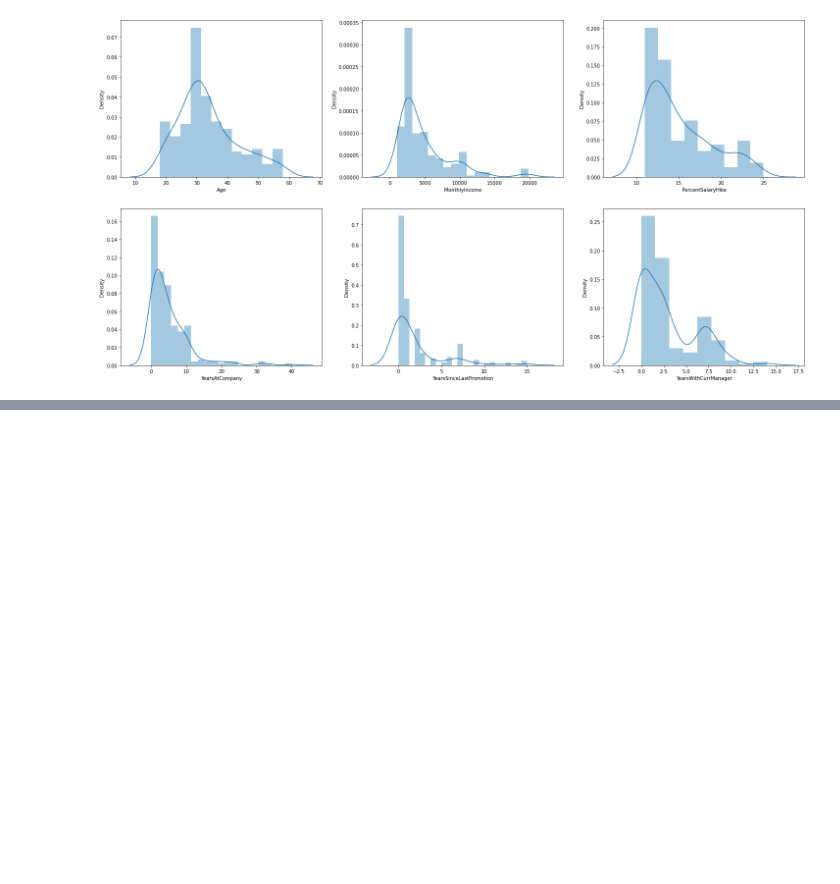
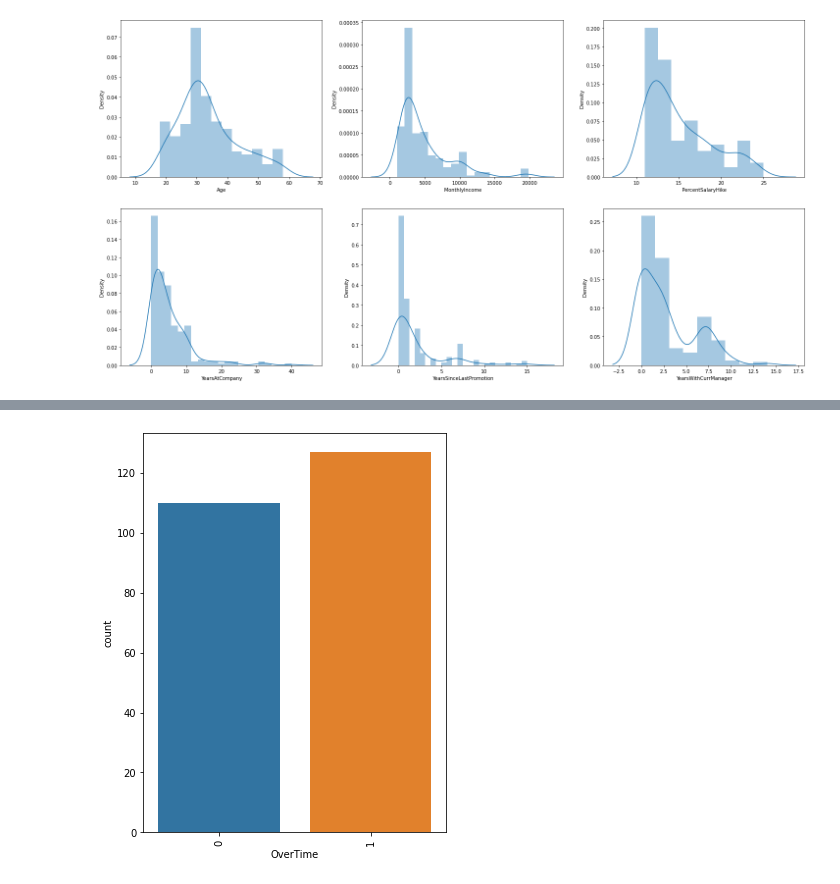
Before and after one commit to Ad2891/Slutuppgift-team12, a Jupyter notebook: Slutuppgift.ipynb, the cells around one changed output, grey strips where cells are left out. Drawn from its saved outputs; the diff is of its cells as text; code cells hidden in the pictures; blank space fills up the shorter version.

```diff
--- a/Slutuppgift.ipynb
+++ b/Slutuppgift.ipynb
@@ -349,0 +354,4 @@ countplot(attrition_date, features_to_visual)
+# %%
+countplot(attrition_data, cat_features2)
+# %% [output]
+[figure, added]
```
Also changed, not shown: parts of 11 cells of this notebook.
